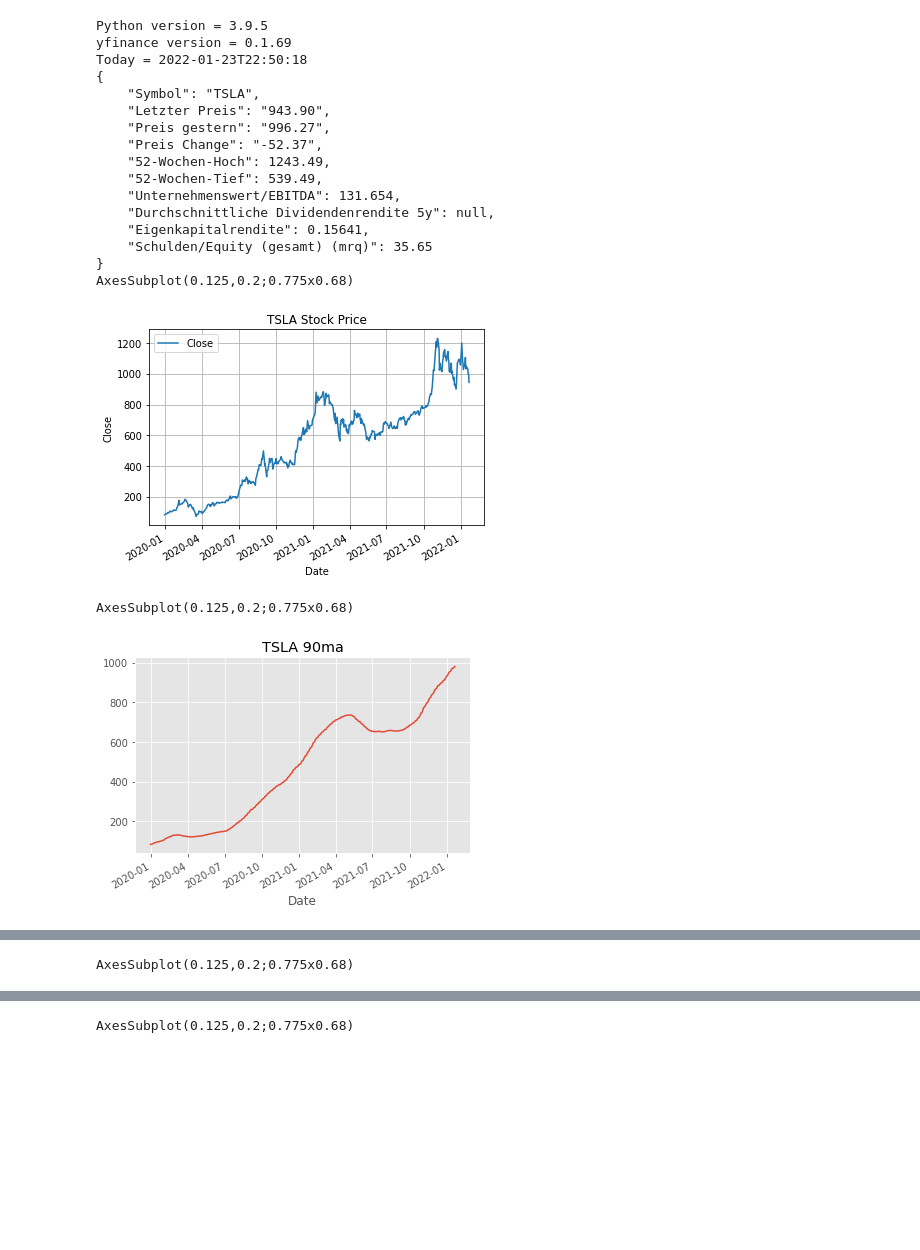
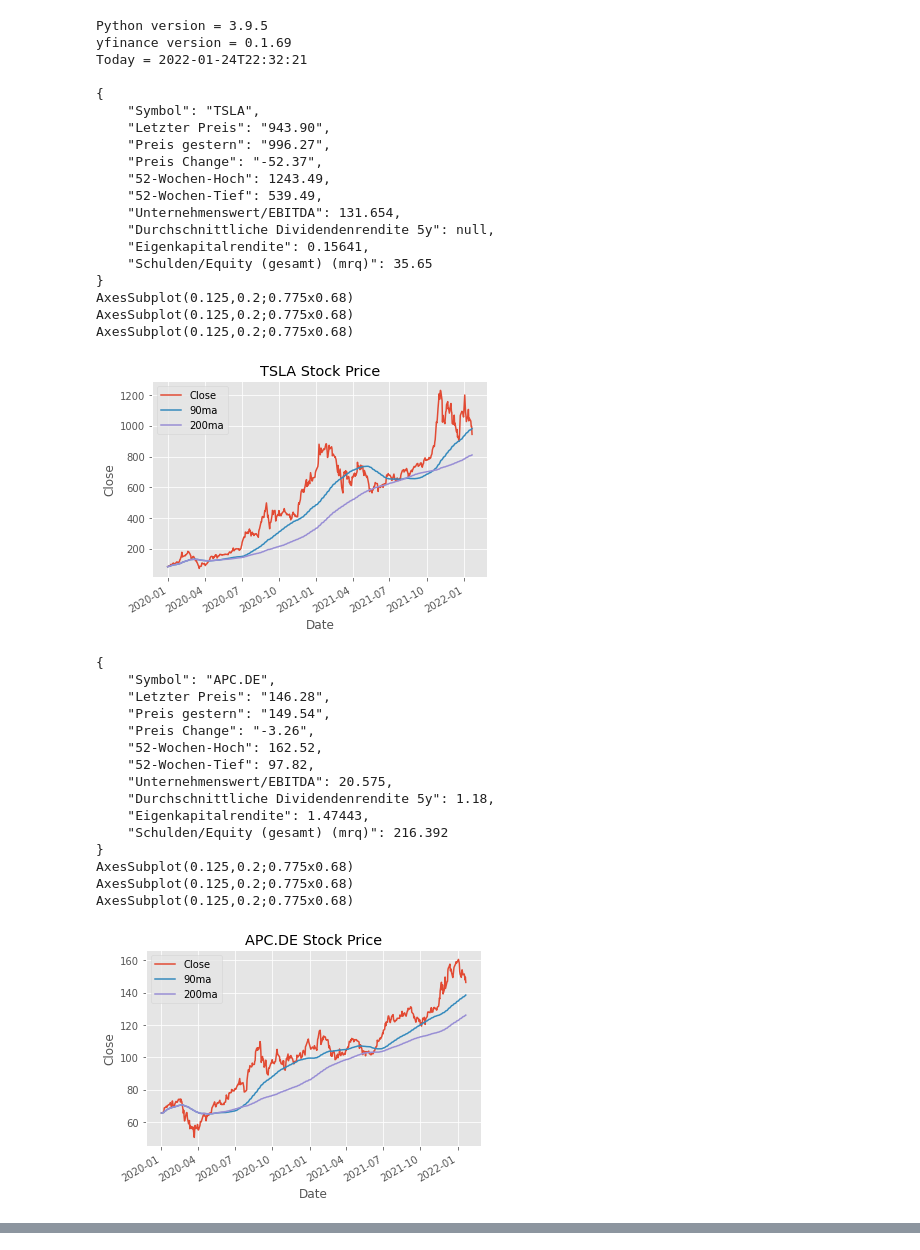
Before and after one commit to jenslah/PythonFinanzen, a Jupyter notebook: YahooData.ipynb, the cells around one changed output, grey strips where cells are left out. Drawn from its saved outputs; the diff is of its cells as text; code cells hidden in the pictures; blank space fills up the shorter version.

Commit message:
3 plots in 1

```diff
--- a/YahooData.ipynb
+++ b/YahooData.ipynb
@@ -15,6 +15,7 @@ tickersymbol = ['TSLA','APC.DE', 'VOO']
 stock_data = {}
 today = datetime.datetime.today().replace(microsecond=0).isoformat()
 print('Today = ' + today)
+print()
 
 def fetch_data(tickersymbol):
     for symbol in tickersymbol:
@@ -55,41 +56,55 @@ def fetch_data(tickersymbol):
         print(json.dumps(stock_data[symbol], indent=4, ensure_ascii=False))
 
         #plots
         print(tickerDF['Close'].plot())
+        print(tickerDF['90ma'].plot())
+        print(tickerDF['200ma'].plot())
         plt.grid(True)
         plt.xlabel('Date')
         plt.ylabel('Close')
         plt.legend()
         plt.title(symbol + ' Stock Price')
         plt.show()
         style.use('ggplot')
 
-        print('')
-
-        print(tickerDF['90ma'].plot())
-        plt.title(symbol + ' 90ma')
-        plt.show()
-        style.use('ggplot')
+        print()
 
 fetch_data(tickersymbol)
 # %% [output]
 Python version = 3.9.5
 yfinance version = 0.1.69
-Today = 2022-01-23T22:50:18
+Today = 2022-01-24T22:32:21
+
 {
     "Symbol": "TSLA",
     "Letzter Preis": "943.90",
     "Preis gestern": "996.27",
     "Preis Change": "-52.37",
     "52-Wochen-Hoch": 1243.49,
     "52-Wochen-Tief": 539.49,
     "Unternehmenswert/EBITDA": 131.654,
     "Durchschnittliche Dividendenrendite 5y": null,
     "Eigenkapitalrendite": 0.15641,
     "Schulden/Equity (gesamt) (mrq)": 35.65
 }
 AxesSubplot(0.125,0.2;0.775x0.68)
+AxesSubplot(0.125,0.2;0.775x0.68)
+AxesSubplot(0.125,0.2;0.775x0.68)
-[figure, old version]
+[figure, new version]
+{
+    "Symbol": "APC.DE",
+    "Letzter Preis": "146.28",
+    "Preis gestern": "149.54",
+    "Preis Change": "-3.26",
+    "52-Wochen-Hoch": 162.52,
+    "52-Wochen-Tief": 97.82,
+    "Unternehmenswert/EBITDA": 20.575,
+    "Durchschnittliche Dividendenrendite 5y": 1.18,
+    "Eigenkapitalrendite": 1.47443,
+    "Schulden/Equity (gesamt) (mrq)": 216.392
+}
 AxesSubplot(0.125,0.2;0.775x0.68)
+AxesSubplot(0.125,0.2;0.775x0.68)
+AxesSubplot(0.125,0.2;0.775x0.68)
-[figure, old version]
+[figure, new version]
 {
@@ -109 +125,0 @@ AxesSubplot(0.125,0.2;0.775x0.68)
-AxesSubplot(0.125,0.2;0.775x0.68)
@@ -125 +125,0 @@ AxesSubplot(0.125,0.2;0.775x0.68)
-AxesSubplot(0.125,0.2;0.775x0.68)
```
Also changed, not shown: parts of 1 cell of this notebook.
